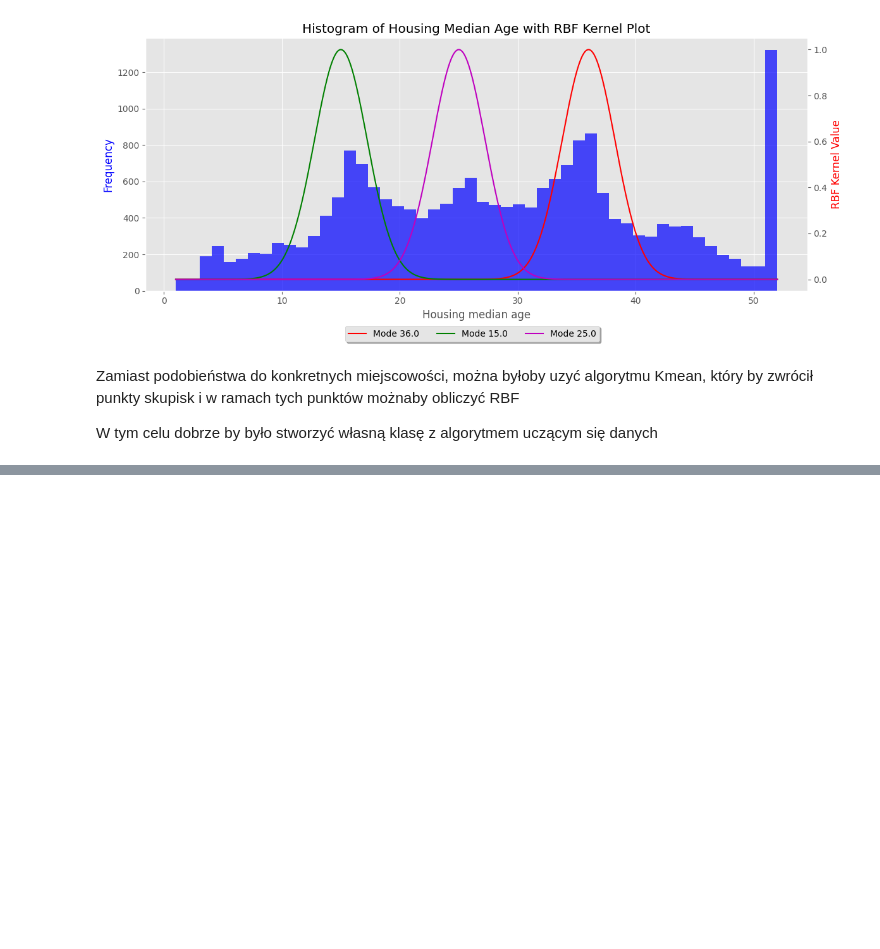
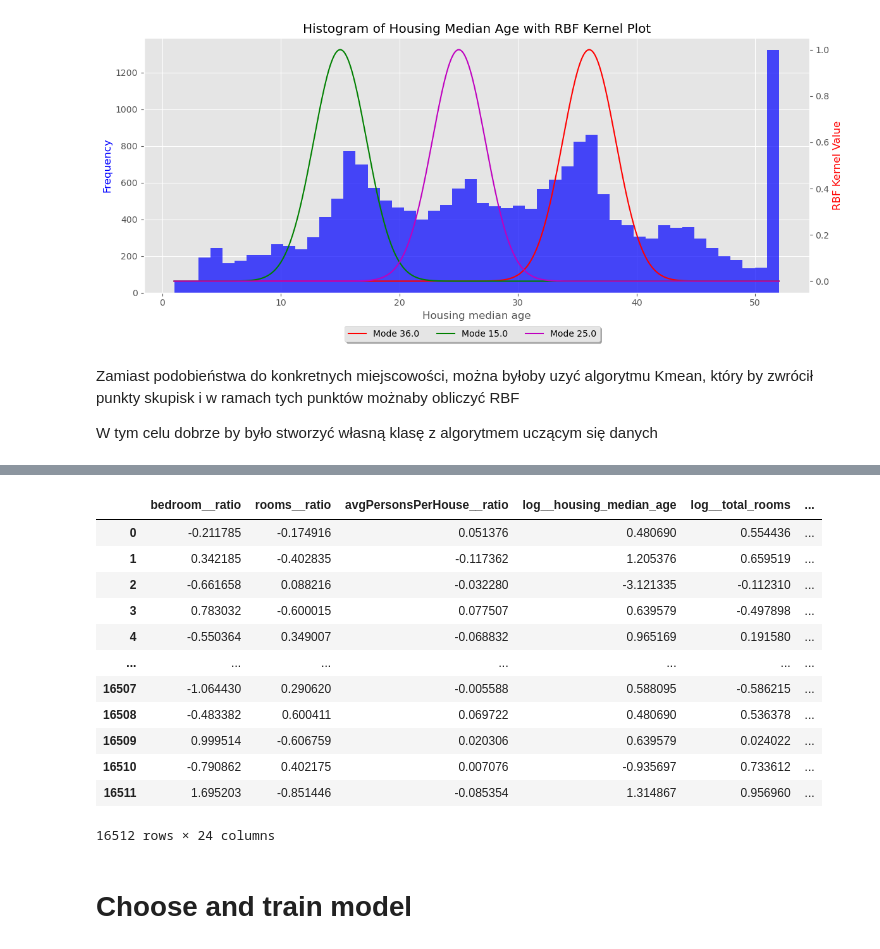
Before and after one commit to Moraw1993/Programowanie-SI, a Jupyter notebook: 5. Sklearn/Regression/HousePrediction.ipynb, the cells around one changed output, grey strips where cells are left out. Saved outputs shown, nothing was run; the diff lists cells and outputs as text; code cells hidden in the pictures; blank space fills up the shorter version.

Commit message:
Create pipeline and LinReg model

```diff
--- a/5. Sklearn/Regression/HousePrediction.ipynb
+++ b/5. Sklearn/Regression/HousePrediction.ipynb
@@ -679,0 +701,8 @@ def ratio_pipeline():
+# %%
+df = df_org.copy()
+X = df.drop("median_house_value", axis=1)
+y = df["median_house_value"].values
+X_train, X_test, y_train, y_test = train_test_split(X, y, random_state=42, shuffle=True, test_size=0.2)
+# %%
+house_prep = preprocessing.fit_transform(X_train)
+house_prep.shape
@@ -679,0 +726,19 @@ def ratio_pipeline():
+# %%
+df_prep = pd.DataFrame(house_prep, columns= preprocessing.get_feature_names_out())
+df_prep
+# %% [output]
+|  | bedroom__ratio | rooms__ratio | avgPersonsPerHouse__ratio | log__housing_median_age | log__total_rooms | ... |
+| 0 | -0.211785 | -0.174916 | 0.051376 | 0.480690 | 0.554436 | ... |
+| 1 | 0.342185 | -0.402835 | -0.117362 | 1.205376 | 0.659519 | ... |
+| 2 | -0.661658 | 0.088216 | -0.032280 | -3.121335 | -0.112310 | ... |
+| 3 | 0.783032 | -0.600015 | 0.077507 | 0.639579 | -0.497898 | ... |
+| 4 | -0.550364 | 0.349007 | -0.068832 | 0.965169 | 0.191580 | ... |
+| ... | ... | ... | ... | ... | ... | ... |
+| 16507 | -1.064430 | 0.290620 | -0.005588 | 0.588095 | -0.586215 | ... |
+| 16508 | -0.483382 | 0.600411 | 0.069722 | 0.480690 | 0.536378 | ... |
+| 16509 | 0.999514 | -0.606759 | 0.020306 | 0.639579 | 0.024022 | ... |
+| 16510 | -0.790862 | 0.402175 | 0.007076 | -0.935697 | 0.733612 | ... |
+| 16511 | 1.695203 | -0.851446 | -0.085354 | 1.314867 | 0.956960 | ... |
+16512 rows × 24 columns
+# %% [markdown]
+# Choose and train model
```
Also changed, not shown: parts of 12 cells of this notebook.
